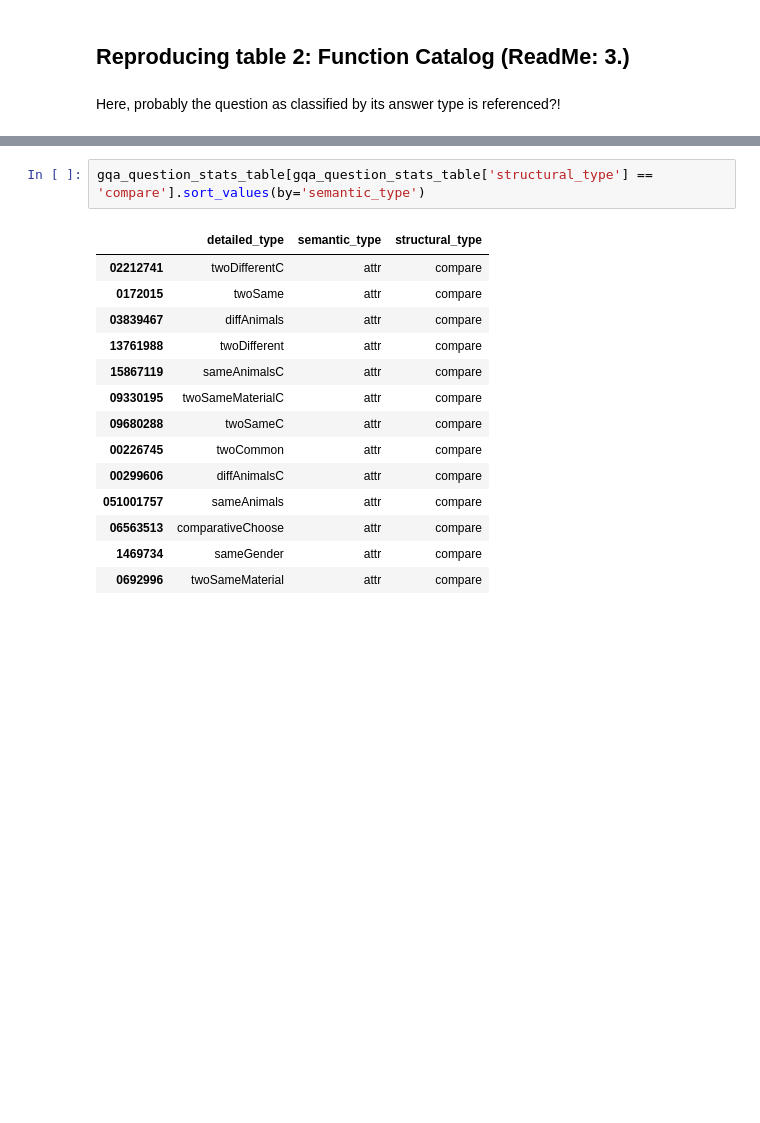
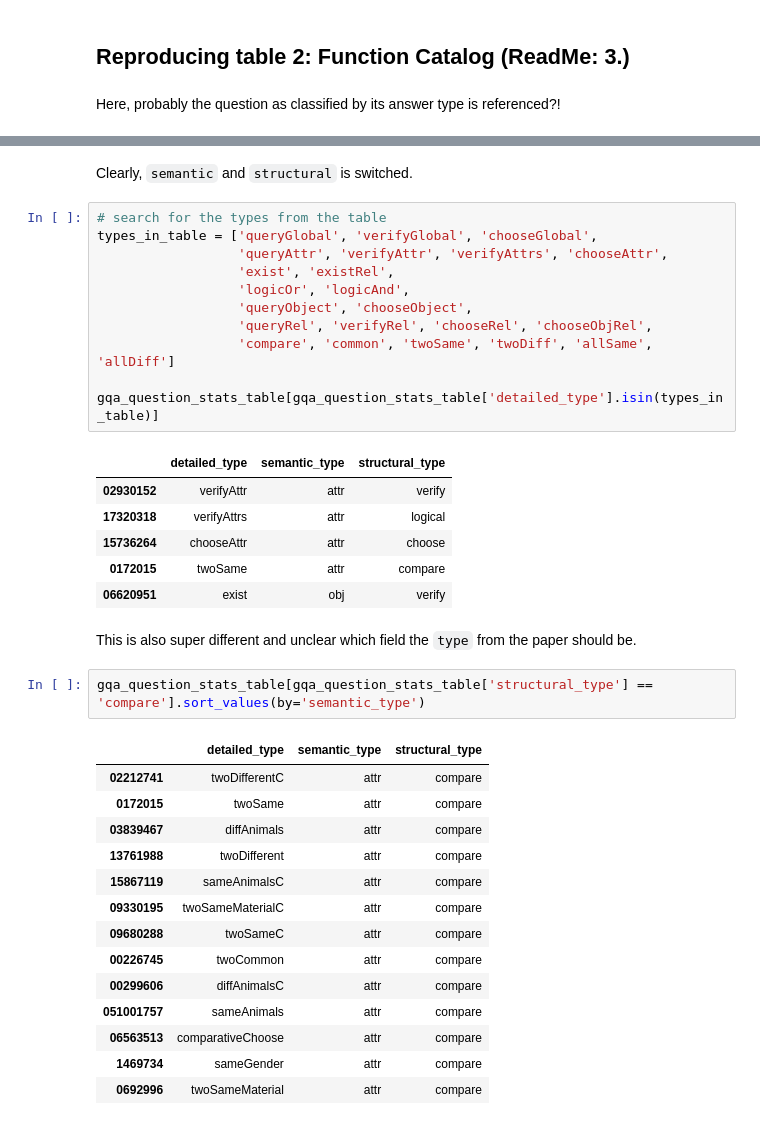
Before and after one commit to MagnusOstertag/GQA_reproduction, a Jupyter notebook: figures.ipynb, the cells around one changed output, grey strips where cells are left out. Saved outputs shown, nothing was run; the diff lists cells and outputs as text; blank space fills up the shorter version.

```diff
--- a/figures.ipynb
+++ b/figures.ipynb
@@ -483,3 +493,25 @@ This is also super different, they might have put some types together, but which
+# %% [markdown]
+Clearly, `semantic` and `structural` is switched.
+# %%
+# search for the types from the table
+types_in_table = ['queryGlobal', 'verifyGlobal', 'chooseGlobal',
+                  'queryAttr', 'verifyAttr', 'verifyAttrs', 'chooseAttr',
+                  'exist', 'existRel',
+                  'logicOr', 'logicAnd',
+                  'queryObject', 'chooseObject',
+                  'queryRel', 'verifyRel', 'chooseRel', 'chooseObjRel',
+                  'compare', 'common', 'twoSame', 'twoDiff', 'allSame', 'allDiff']
+
+gqa_question_stats_table[gqa_question_stats_table['detailed_type'].isin(types_in_table)]
+# %% [output]
+|  | detailed_type | semantic_type | structural_type |
+| 02930152 | verifyAttr | attr | verify |
+| 17320318 | verifyAttrs | attr | logical |
+| 15736264 | chooseAttr | attr | choose |
+| 0172015 | twoSame | attr | compare |
+| 06620951 | exist | obj | verify |
+# %% [markdown]
+This is also super different and unclear which field the `type` from the paper should be.
 # %%
 gqa_question_stats_table[gqa_question_stats_table['structural_type'] == 'compare'].sort_values(by='semantic_type')
 # %% [output]
```
Also changed, not shown: parts of 6 cells of this notebook, 2 other files.
